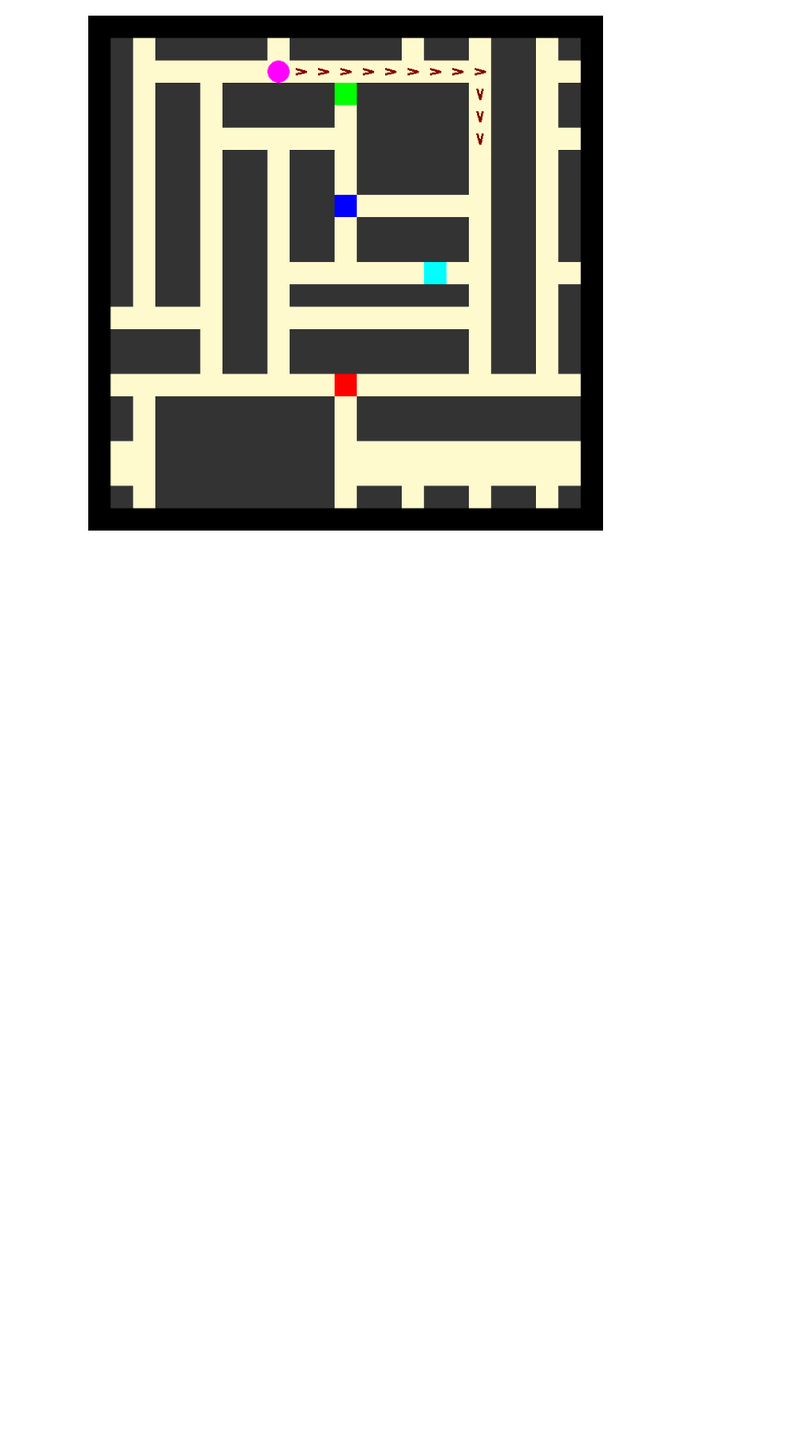
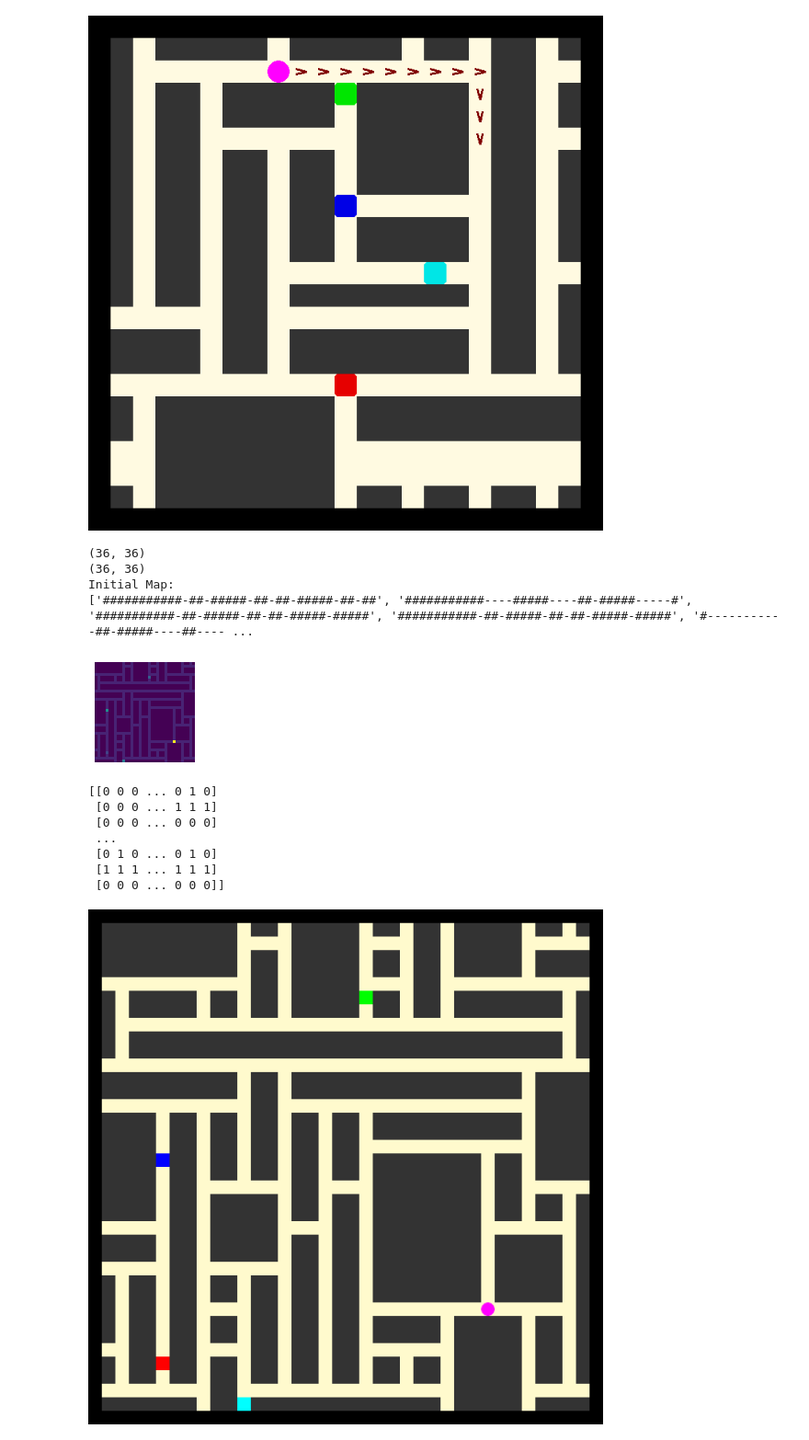
Before and after one commit to Nik-Kras/ToMnet-N, a Jupyter notebook: PyGame_render.ipynb, the cells around one changed output. Shown at 92% size. Cells and saved outputs as stored; diff of their text form; code cells hidden in the pictures; blank space fills up the shorter version.

```diff
--- a/PyGame_render.ipynb
+++ b/PyGame_render.ipynb
@@ -907,7 +917,8 @@ def draw_cool_map(WIDTH, HEIGHT, simple_map, actions):
   screen.fill(color)
 
   # color of path
-  color = (255, 250, 205) # LemonChiffon
+  # color = (255, 250, 205) # LemonChiffon
+  color = (255, 250, 225)
 
   # Create path
   for i in range(WIDTH):
@@ -934,27 +945,34 @@ def draw_cool_map(WIDTH, HEIGHT, simple_map, actions):
         player_postition = [(i+1)*STEP, (j+1)*STEP]
 
 
+  #q = STEP/3
+  q = 0
+  r = 0
   # Create goals
   for i in range(WIDTH):
     for j in range(HEIGHT):
       if simple_map[i][j] == 2:
-        color = (255,0,0)  # Red
-        pygame.draw.rect(screen, color, pygame.Rect((i+1)*STEP, (j+1)*STEP,
-                                                    STEP, STEP))
+        #color = (255,0,0)  # Red
+        color = (230,0,0)
+        pygame.draw.rect(screen, color, pygame.Rect((i+1)*STEP + q/2, (j+1)*STEP + q/2,
+                                                    STEP - q, STEP - q), border_radius=r)
       elif simple_map[i][j] == 3:
-        color = (0,255,0)  # Green
-        pygame.draw.rect(screen, color, pygame.Rect((i+1)*STEP, (j+1)*STEP,
-                                                    STEP, STEP))
+        #color = (0,255,0)  # Green
+        color = (0,230,0)
+        pygame.draw.rect(screen, color, pygame.Rect((i+1)*STEP + q/2, (j+1)*STEP + q/2,
+                                                    STEP - q, STEP - q), border_radius=r)
 
       elif simple_map[i][j] == 4:
-        color = (0,255,255) # Cyan
-        pygame.draw.rect(screen, color, pygame.Rect((i+1)*STEP, (j+1)*STEP,
-                                                    STEP, STEP))
+        #color = (0,255,255) # Cyan
+        color = (0,230,230) # Teal/Cyan
+        pygame.draw.rect(screen, color, pygame.Rect((i+1)*STEP + q/2, (j+1)*STEP + q/2,
+                                                    STEP - q, STEP - q), border_radius=r)
 
       elif simple_map[i][j] == 5:
-        color = (0,0,255)  # Blue
-        pygame.draw.rect(screen, color, pygame.Rect((i+1)*STEP, (j+1)*STEP,
-                                                    STEP, STEP))
+        # color = (0,0,255)  # Blue
+        color = (0,0,230)
+        pygame.draw.rect(screen, color, pygame.Rect((i+1)*STEP + q/2, (j+1)*STEP + q/2,
+                                                    STEP - q, STEP - q), border_radius=r)
 
   color = (128,0,0)
   # Create trajectory
@@ -1033,3 +1051,27 @@ draw_cool_map(ROWS, COLS, old_map, actions)
 # %% [output]
 [2, 2, 2, 2, 2, 2, 2, 2, 2, 3, 3, 3]
 [figure]
+# %%
+ROWS = 36
+COLS = 36
+
+env = GridWorld(tot_row=ROWS, tot_col=COLS, consume_goals=1, shaffle=False)
+env.reset()
+simple_map = env.draw_map()
+print(simple_map)
+
+draw_cool_map(ROWS, COLS, simple_map, actions=[])
+# %% [output]
+(36, 36)
+(36, 36)
+Initial Map:
+['###########-##-#####-##-##-#####-##-##', '###########----#####----##-#####-----#', '###########-##-#####-##-##-#####-#####', '###########-##-#####-##-##-#####-#####', '#-----------##-#####----##---- ...
+[figure, added]
+[[0 0 0 ... 0 1 0]
+ [0 0 0 ... 1 1 1]
+ [0 0 0 ... 0 0 0]
+ ...
+ [0 1 0 ... 0 1 0]
+ [1 1 1 ... 1 1 1]
+ [0 0 0 ... 0 0 0]]
+[figure, added]
```
Also changed, not shown: parts of 2 cells of this notebook.
